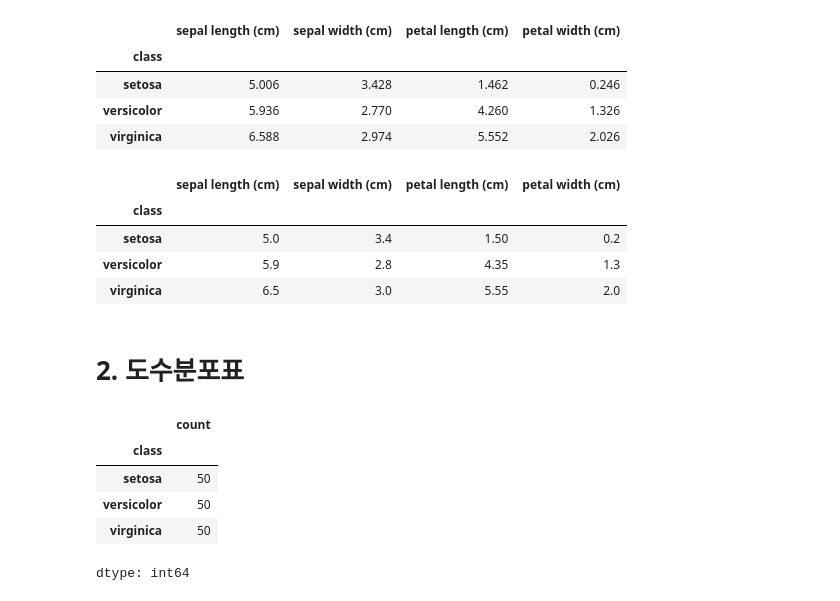
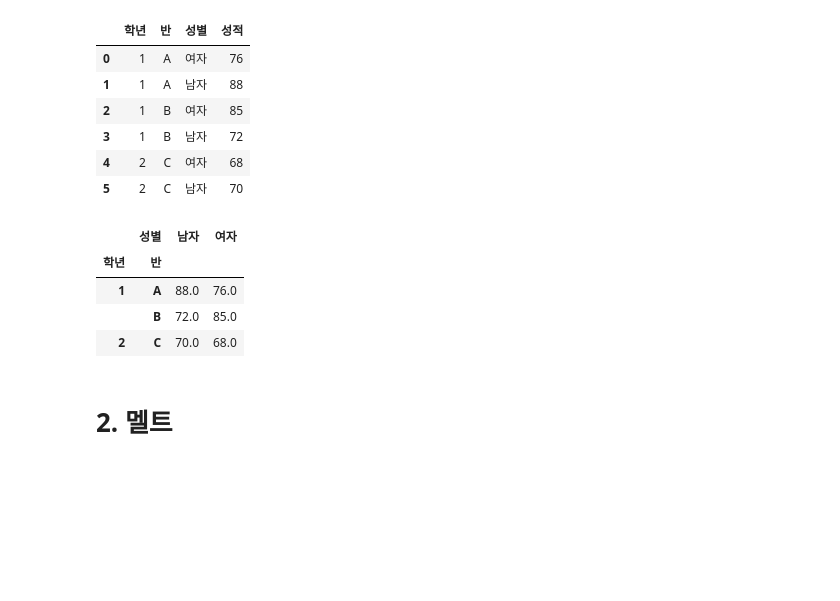
Before and after one commit to hws2002/Master-Python-with-Just-One-Book-ADP, a Jupyter notebook: Chapter2/Data_Handling_7_data_summary.ipynb, the cells around one changed output. Cells and saved outputs as stored; diff of their text form; code cells hidden in the pictures; blank space fills up the shorter version.

```diff
--- a/Chapter2/Data_Handling_7_data_summary.ipynb
+++ b/Chapter2/Data_Handling_7_data_summary.ipynb
@@ -28,27 +5,28 @@ iris
-# %%
-iris.groupby(by = 'class').mean()
-# %% [output]
-|  | sepal length (cm) | sepal width (cm) | petal length (cm) | petal width (cm) |
-| class |  |  |  |  |
-| setosa | 5.006 | 3.428 | 1.462 | 0.246 |
-| versicolor | 5.936 | 2.770 | 4.260 | 1.326 |
-| virginica | 6.588 | 2.974 | 5.552 | 2.026 |
-# %%
-iris.groupby(by = 'class').median()
-# %% [output]
-|  | sepal length (cm) | sepal width (cm) | petal length (cm) | petal width (cm) |
-| class |  |  |  |  |
-| setosa | 5.0 | 3.4 | 1.50 | 0.2 |
-| versicolor | 5.9 | 2.8 | 4.35 | 1.3 |
-| virginica | 6.5 | 3.0 | 5.55 | 2.0 |
+# %%
+import pandas as pd
+score = {'학년' : [1,1,1,1,2,2],
+         '반' : ['A','A','B','B','C','C'],
+         '성별' : ['여자', '남자', '여자', '남자', '여자', '남자'],
+         '성적' : [76, 88, 85, 72, 68, 70]
+}
+score = pd.DataFrame(score)
+score
+# %% [output]
+|  | 학년 | 반 | 성별 | 성적 |
+| 0 | 1 | A | 여자 | 76 |
+| 1 | 1 | A | 남자 | 88 |
+| 2 | 1 | B | 여자 | 85 |
+| 3 | 1 | B | 남자 | 72 |
+| 4 | 2 | C | 여자 | 68 |
+| 5 | 2 | C | 남자 | 70 |
+# %%
+score = score.pivot_table(index = ['학년', '반'], columns = '성별', values = '성적')
+score
+# %% [output]
+|  | 성별 | 남자 | 여자 |
+| 학년 | 반 |  |  |
+| 1 | A | 88.0 | 76.0 |
+|  | B | 72.0 | 85.0 |
+| 2 | C | 70.0 | 68.0 |
 # %% [markdown]
-# 2. 도수분포표
+# 2. 멜트
-# %%
-pd.Series(iris['class']).value_counts()
-# %% [output]
-|  | count |
-| class |  |
-| setosa | 50 |
-| versicolor | 50 |
-| virginica | 50 |
-dtype: int64
```
Also changed, not shown: parts of 8 cells of this notebook.
